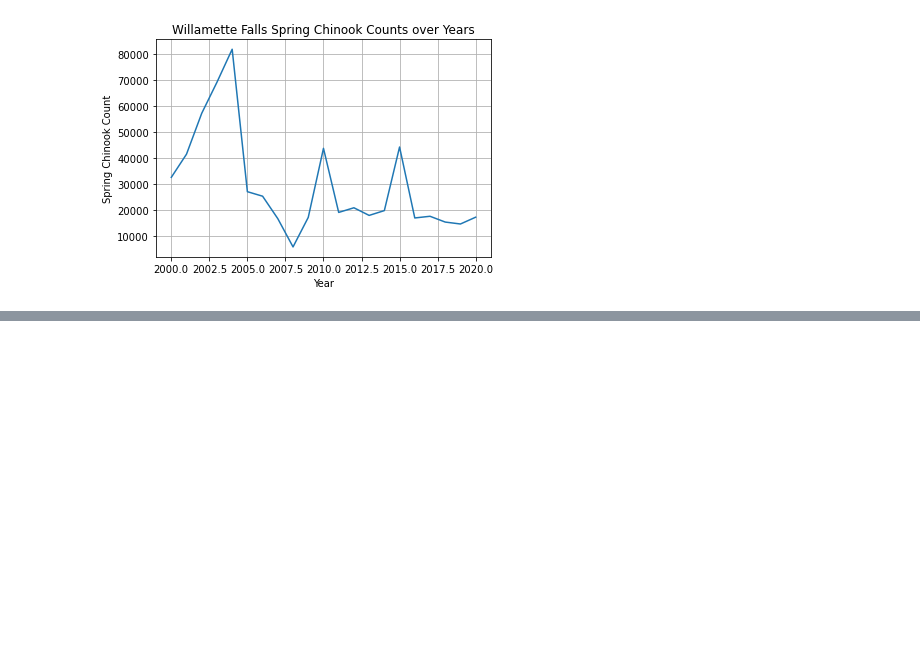
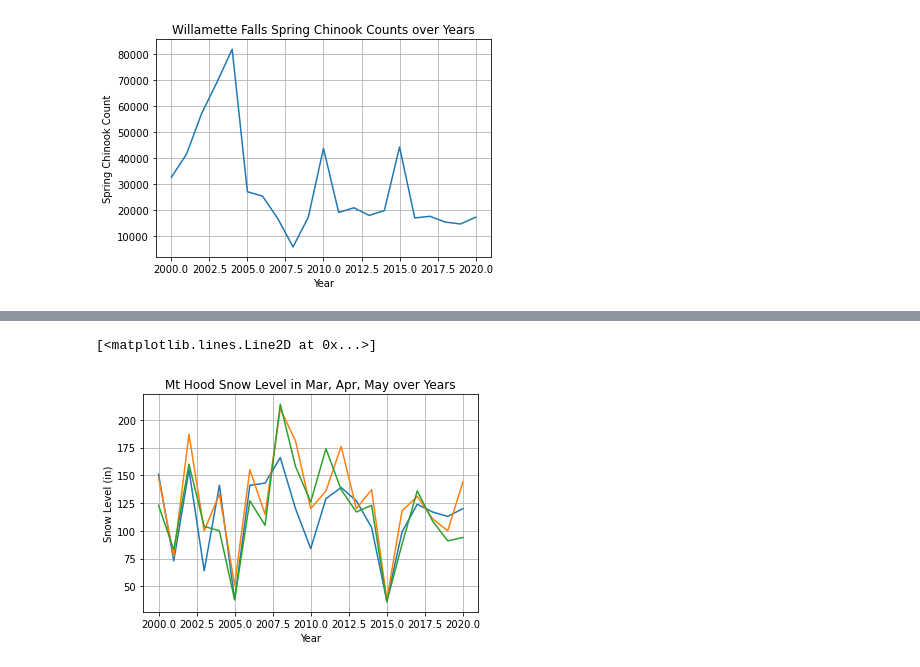
Before and after one commit to jayhjman/bootcamp-project1, a Jupyter notebook: Chinook-Salmon.ipynb, the cells around one changed output, grey strips where cells are left out. Cells and saved outputs as stored; diff of their text form; code cells hidden in the pictures; blank space fills up the shorter version.

Commit message:
added snow pack data and charts

```diff
--- a/Chinook-Salmon.ipynb
+++ b/Chinook-Salmon.ipynb
@@ -131,0 +144,25 @@ ax.plot(willamette_salmon_df["Year"], willamette_salmon_df["Chinook"] )
+# %%
+# Read in Mt Hood Snow file
+mt_hood_snow_file = "Resources/Mt_Hood_Test_Site_Snow.csv"
+
+# Load data
+mt_hood_snow_df = pd.read_csv(mt_hood_snow_file, header=[0,1])
+
+#Make sure we only get 2000 to 2020
+mt_hood_snow_df =  mt_hood_snow_df[
+    (mt_hood_snow_df["Water Year"]["Unnamed: 0_level_1"] > 1999) &
+    (mt_hood_snow_df["Water Year"]["Unnamed: 0_level_1"] < 2021)
+]
+
+
+mt_hood_snow_df = mt_hood_snow_df[[
+        ("Water Year","Unnamed: 0_level_1"),
+        ("Mar","Snow Depth (in) Start of Month Values"),
+        ("Mar","Snow Water Equivalent (in) Start of Month Values"),
+        ("Apr","Snow Depth (in) Start of Month Values"),
+        ("Apr","Snow Water Equivalent (in) Start of Month Values"),
+        ("May","Snow Depth (in) Start of Month Values"),
+        ("May","Snow Water Equivalent (in) Start of Month Values"),
+    ]
+]
+mt_hood_snow_df
@@ -131,0 +188,13 @@ ax.plot(willamette_salmon_df["Year"], willamette_salmon_df["Chinook"] )
+# %%
+# Quick Plot of the Mar, Apr, May Snow Levels over Years
+fig, ax = plt.subplots()
+ax.set_xlabel("Year")
+ax.set_ylabel("Snow Level (in)")
+ax.set_title("Mt Hood Snow Level in Mar, Apr, May over Years")
+ax.grid(True)
+ax.plot(mt_hood_snow_df[("Water Year","Unnamed: 0_level_1")], mt_hood_snow_df[("Mar","Snow Depth (in) Start of Month Values")] )
+ax.plot(mt_hood_snow_df[("Water Year","Unnamed: 0_level_1")], mt_hood_snow_df[("Apr","Snow Depth (in) Start of Month Values")] )
+ax.plot(mt_hood_snow_df[("Water Year","Unnamed: 0_level_1")], mt_hood_snow_df[("May","Snow Depth (in) Start of Month Values")] )
+# %% [output]
+[<matplotlib.lines.Line2D at 0x...>]
+[figure, added]
```
Also changed, not shown: parts of 5 cells of this notebook, 1 other file.
